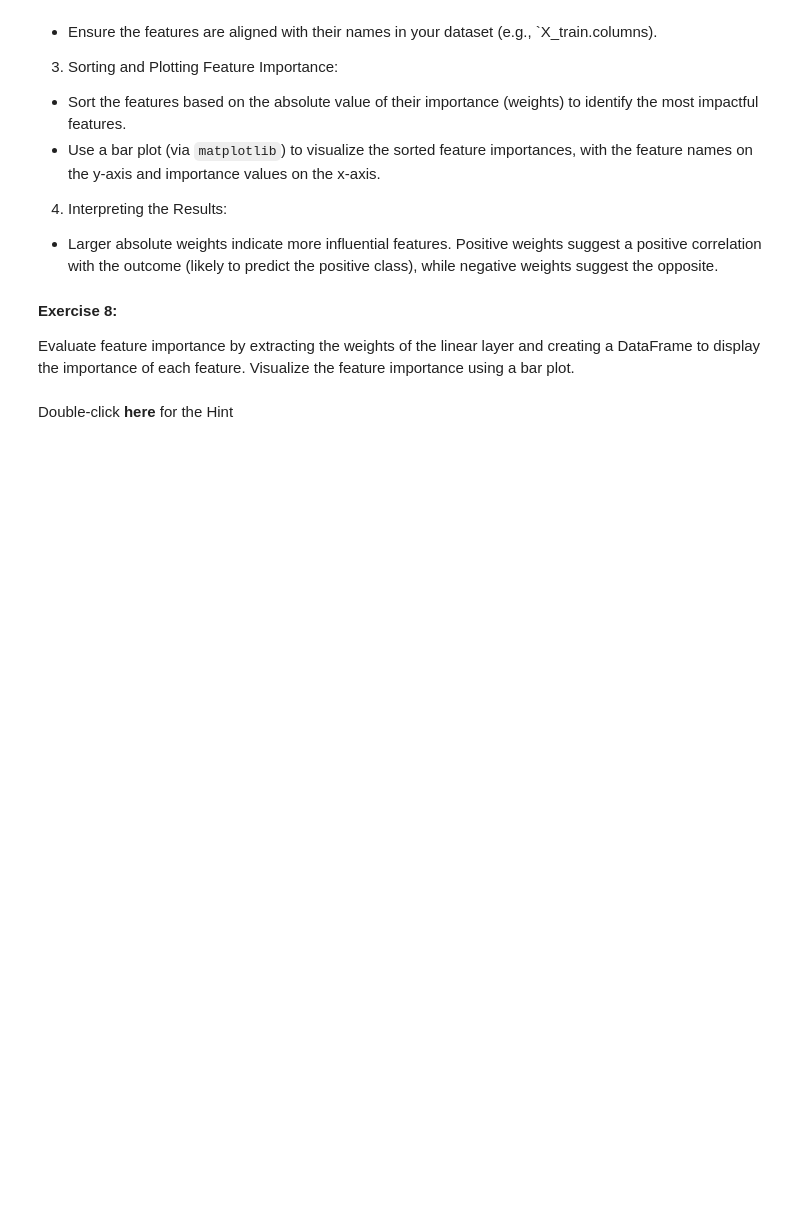
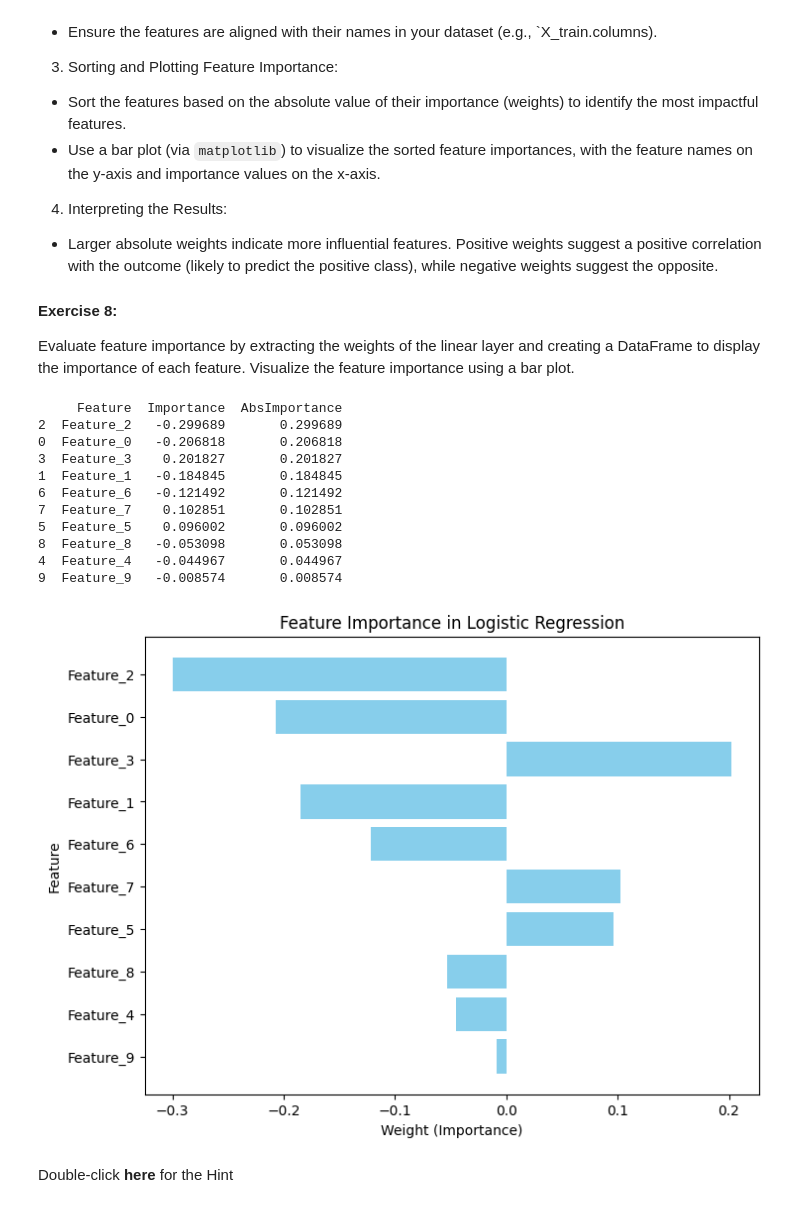
Before and after one commit to viswatejam702-tech/League-of-Legends-Match-Predictor, a Jupyter notebook: Final Project League of Legends Match Predictor.ipynb, the cells around one changed output. Cells and saved outputs as stored; diff of their text form; code cells hidden in the pictures; blank space fills up the shorter version.

```diff
--- a/Final Project League of Legends Match Predictor.ipynb
+++ b/Final Project League of Legends Match Predictor.ipynb
@@ -786,3 +775,74 @@ import matplotlib.pyplot as plt
+# %%
+## Write your code here
+
+import pandas as pd
+import matplotlib.pyplot as plt
+import torch
+import torch.nn as nn
+import pandas as pd
+import matplotlib.pyplot as plt
+
+# --- Step 1: Define model (same as before) ---
+class LogisticRegressionModel(nn.Module):
+    def __init__(self, input_dim, output_dim):
+        super(LogisticRegressionModel, self).__init__()
+        self.linear = nn.Linear(input_dim, output_dim)
+
+    def forward(self, x):
+        return self.linear(x)
+
+# Assume model has already been trained
+input_dim = 10
+output_dim = 2
+model = LogisticRegressionModel(input_dim, output_dim)
+
+# Load trained weights if saved earlier
+model.load_state_dict(torch.load("logistic_model.pth"))
+model.eval()
+
+# --- Step 2: Extract weights ---
+weights = model.linear.weight.data.numpy()[0]  # take weights for class 0 vs 1
+feature_names = [f"Feature_{i}" for i in range(input_dim)]
+
+# --- Step 3: Create DataFrame ---
+df_importance = pd.DataFrame({
+    "Feature": feature_names,
+    "Importance": weights
+})
+
+# --- Step 4: Sort by absolute importance ---
+df_importance["AbsImportance"] = df_importance["Importance"].abs()
+df_importance = df_importance.sort_values(by="AbsImportance", ascending=False)
+
+print(df_importance)
+
+# --- Step 5: Plot feature importance ---
+plt.figure(figsize=(8,6))
+plt.barh(df_importance["Feature"], df_importance["Importance"], color="skyblue")
+plt.xlabel("Weight (Importance)")
+plt.ylabel("Feature")
+plt.title("Feature Importance in Logistic Regression")
+plt.gca().invert_yaxis()  # most important at top
+plt.show()
+
+# Extract the weights of the linear layer
+## Write your code here
+
+# Create a DataFrame for feature importance
+## Write your code here
+# %% [output]
+     Feature  Importance  AbsImportance
+2  Feature_2   -0.299689       0.299689
+0  Feature_0   -0.206818       0.206818
+3  Feature_3    0.201827       0.201827
+1  Feature_1   -0.184845       0.184845
+6  Feature_6   -0.121492       0.121492
+7  Feature_7    0.102851       0.102851
+5  Feature_5    0.096002       0.096002
+8  Feature_8   -0.053098       0.053098
+4  Feature_4   -0.044967       0.044967
+9  Feature_9   -0.008574       0.008574
+[figure, added]
 # %% [markdown]
 Double-click <b>here</b> for the Hint
 <!--
```
Also changed, not shown: parts of 1 cell of this notebook.
